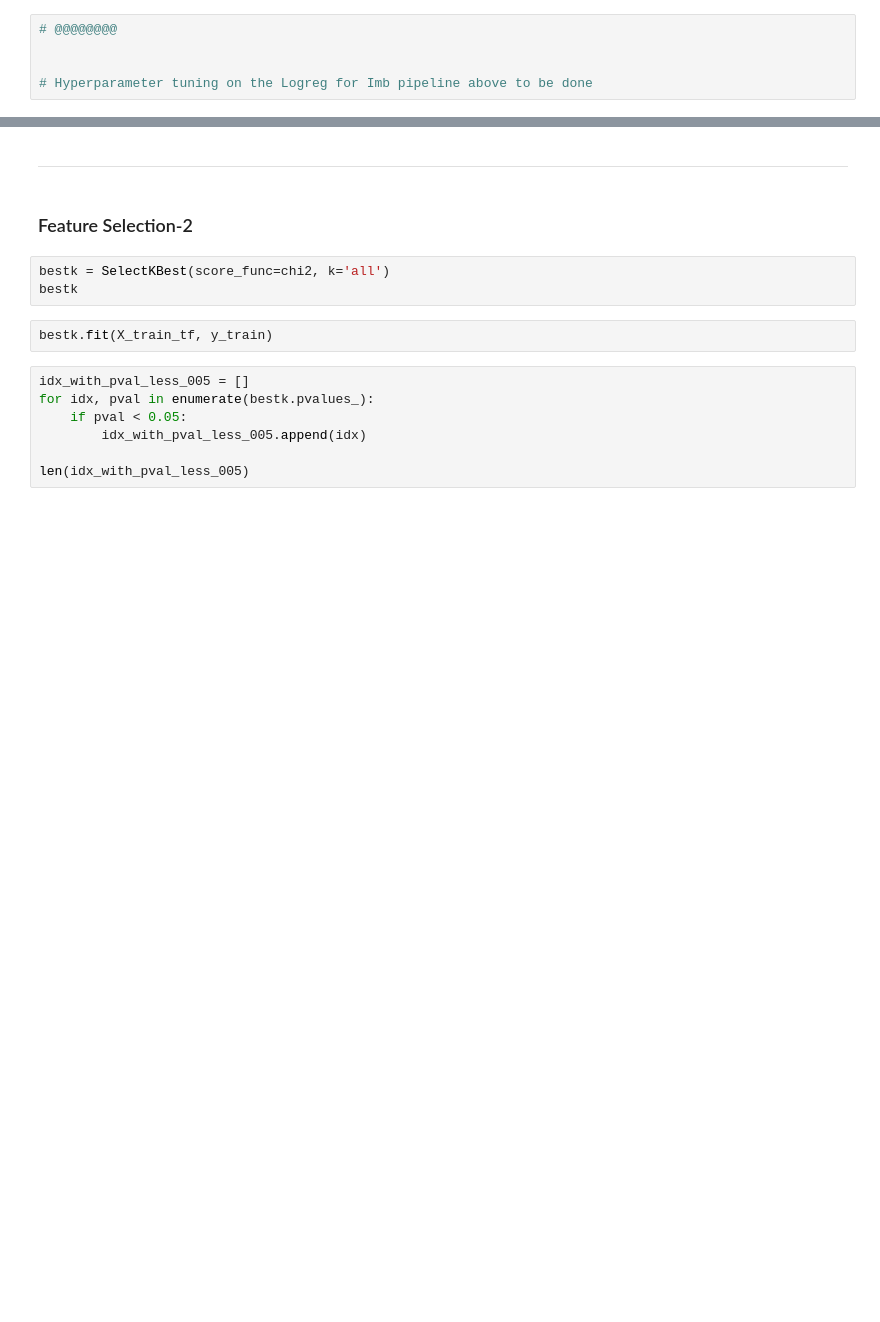
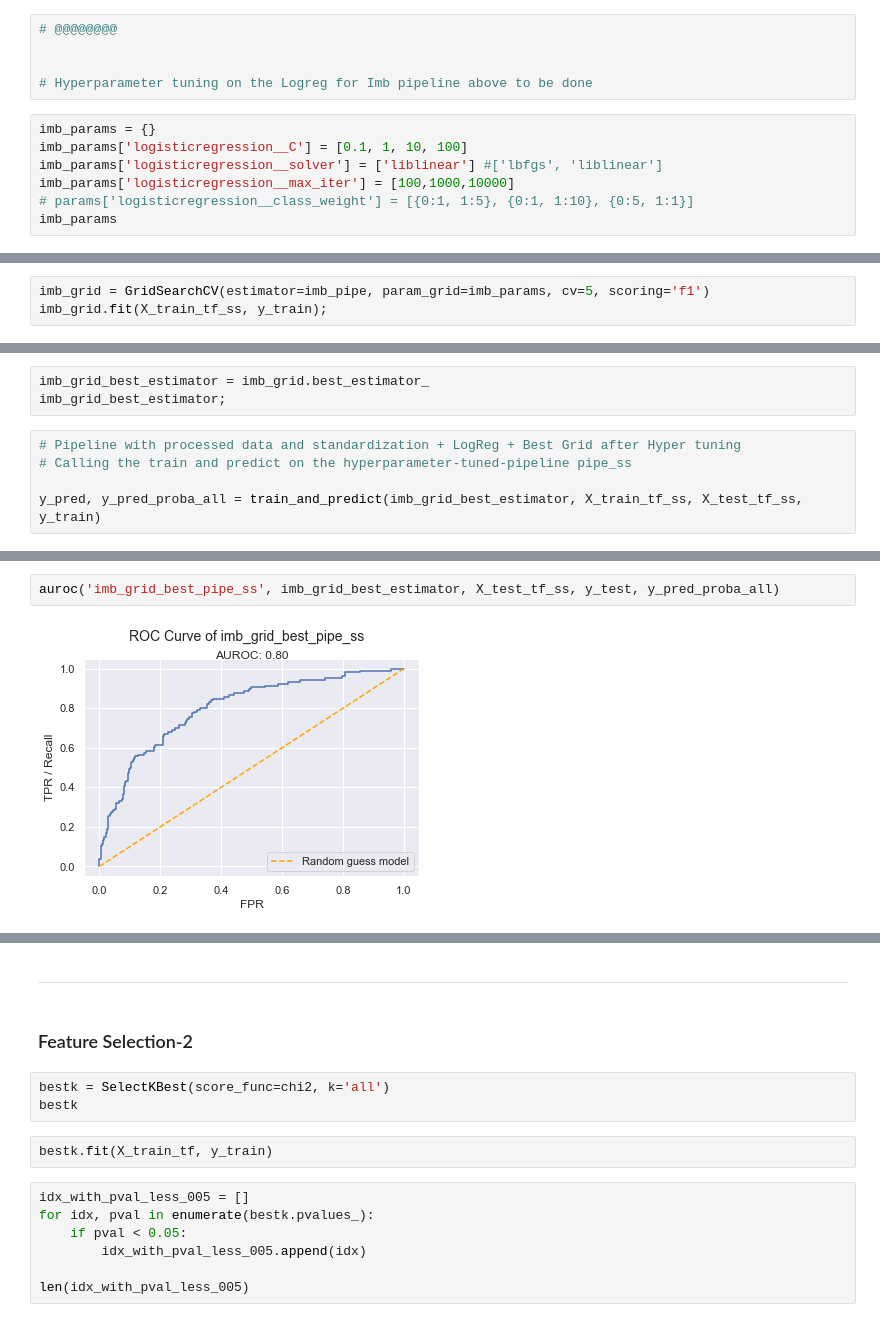
Before and after one commit to ashish-sharma-as/Customer_Churn, a Jupyter notebook: customer_churn.ipynb, the cells around one changed output, grey strips where cells are left out. Drawn from its saved outputs; the diff is of its cells as text; blank space fills up the shorter version.

```diff
--- a/customer_churn.ipynb
+++ b/customer_churn.ipynb
@@ -1319,3 +1337,10 @@ model_results_df
 
 
 # Hyperparameter tuning on the Logreg for Imb pipeline above to be done
+# %%
+imb_params = {}
+imb_params['logisticregression__C'] = [0.1, 1, 10, 100]
+imb_params['logisticregression__solver'] = ['liblinear'] #['lbfgs', 'liblinear']
+imb_params['logisticregression__max_iter'] = [100,1000,10000]
+# params['logisticregression__class_weight'] = [{0:1, 1:5}, {0:1, 1:10}, {0:5, 1:1}]
+imb_params
@@ -1321,0 +1351,3 @@ model_results_df
+# %%
+imb_grid = GridSearchCV(estimator=imb_pipe, param_grid=imb_params, cv=5, scoring='f1')
+imb_grid.fit(X_train_tf_ss, y_train);
@@ -1321,0 +1365,8 @@ model_results_df
+# %%
+imb_grid_best_estimator = imb_grid.best_estimator_
+imb_grid_best_estimator;
+# %%
+# Pipeline with processed data and standardization + LogReg + Best Grid after Hyper tuning
+# Calling the train and predict on the hyperparameter-tuned-pipeline pipe_ss
+
+y_pred, y_pred_proba_all = train_and_predict(imb_grid_best_estimator, X_train_tf_ss, X_test_tf_ss, y_train)
@@ -1321,0 +1397,4 @@ model_results_df
+# %%
+auroc('imb_grid_best_pipe_ss', imb_grid_best_estimator, X_test_tf_ss, y_test, y_pred_proba_all)
+# %% [output]
+[figure, added]
```
Also changed, not shown: parts of 80 cells of this notebook.
